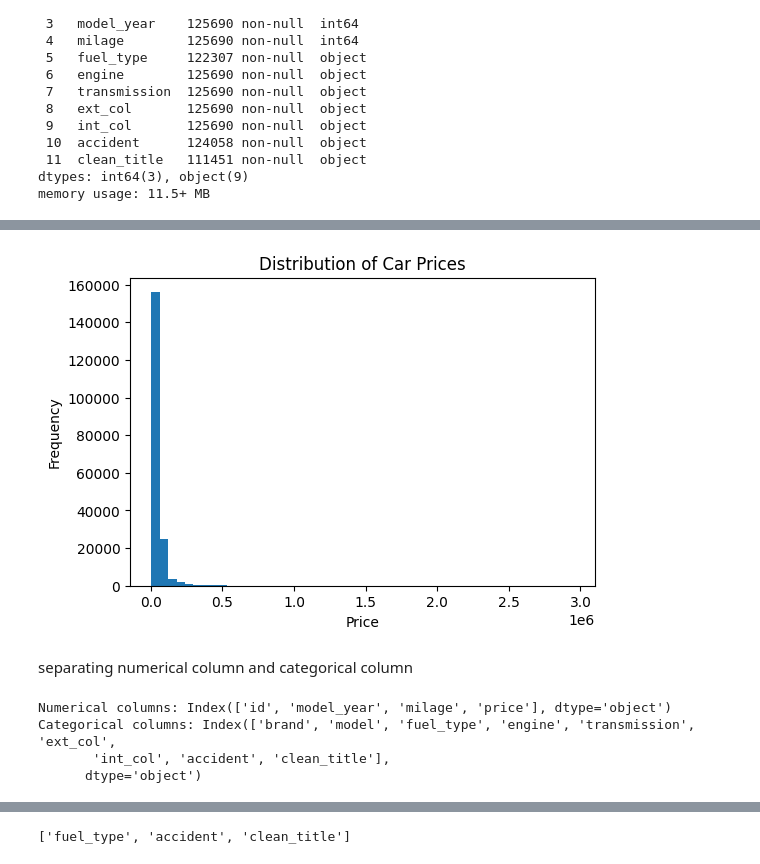
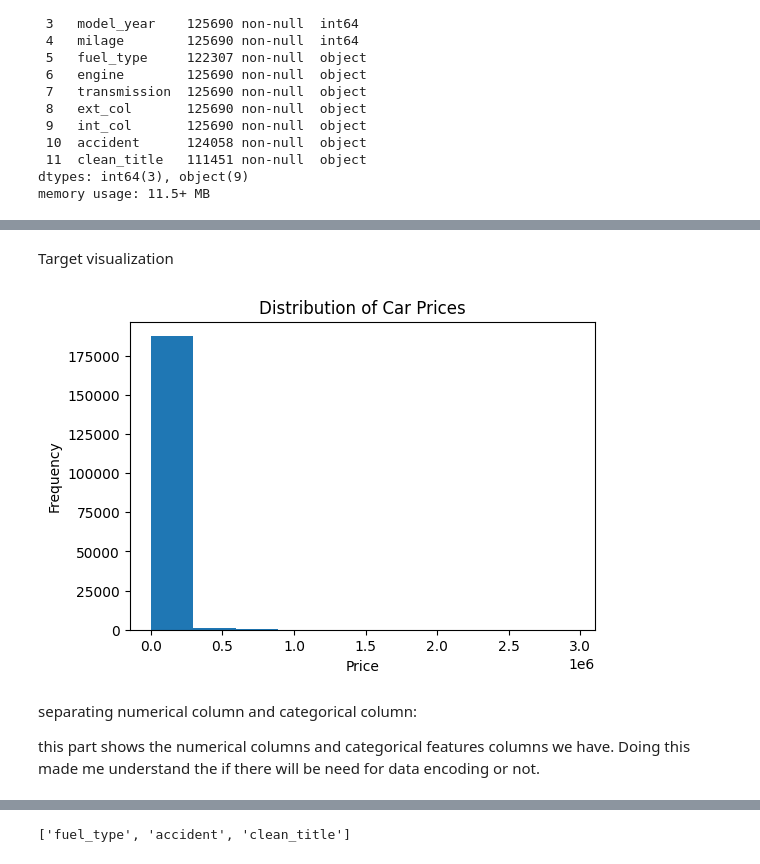
Before and after one commit to Whizfarsh/Used_car_price_prediction_ML_training_subproject_1, a Jupyter notebook: Subproject_1_a91647.ipynb, the cells around one changed output, grey strips where cells are left out. Cells and saved outputs as stored; diff of their text form; code cells hidden in the pictures.

```diff
--- a/Subproject_1_a91647.ipynb
+++ b/Subproject_1_a91647.ipynb
@@ -176,29 +123,27 @@ df_test.describe()
+# %% [markdown]
+Target visualization
 # %%
-# from the distribution plot below, we can say that the the target ['price'] of the train data is skewed with fewer high-priced car.
+# from the price distribution plot below, it is noticed that the target ['price'] of the train data is skewed with fewer high-priced car.
 
 # The target distribution was analyzed to identify skewness and outliers in used car prices, which directly affects model choice and potential target transformations.
 
+# Due to the skewness from the target, we can make use of log transform, beacuse it compreses the high-price tail and also affect the proportionality of the errors.
+
 # price distrubution  visualization
 plt.figure(figsize=(6,4))
-plt.hist(df_train["price"], bins=50)
+plt.hist(df_train["price"])
 plt.title("Distribution of Car Prices")
 plt.xlabel("Price")
 plt.ylabel("Frequency")
 plt.show()
 # %% [output]
-[figure, old version]
+[figure, new version]
 # %% [markdown]
-separating numerical column and categorical column
+separating numerical column and categorical column:
+
+this part shows the numerical columns and categorical features columns we have. Doing this made me understand the if there will be need for data encoding or not.
 # %%
 #  for train data
 
 numerical_columns = df_train.select_dtypes(include=["int64", "float64"]).columns
 categorical_columns = df_test.select_dtypes(include=["object", "bool", "category"]).columns
-
-print("Numerical columns:", numerical_columns)
-print("Categorical columns:", categorical_columns)
-# %% [output]
-Numerical columns: Index(['id', 'model_year', 'milage', 'price'], dtype='object')
-Categorical columns: Index(['brand', 'model', 'fuel_type', 'engine', 'transmission', 'ext_col',
-       'int_col', 'accident', 'clean_title'],
-      dtype='object')
```
Also changed, not shown: parts of 68 cells of this notebook.
